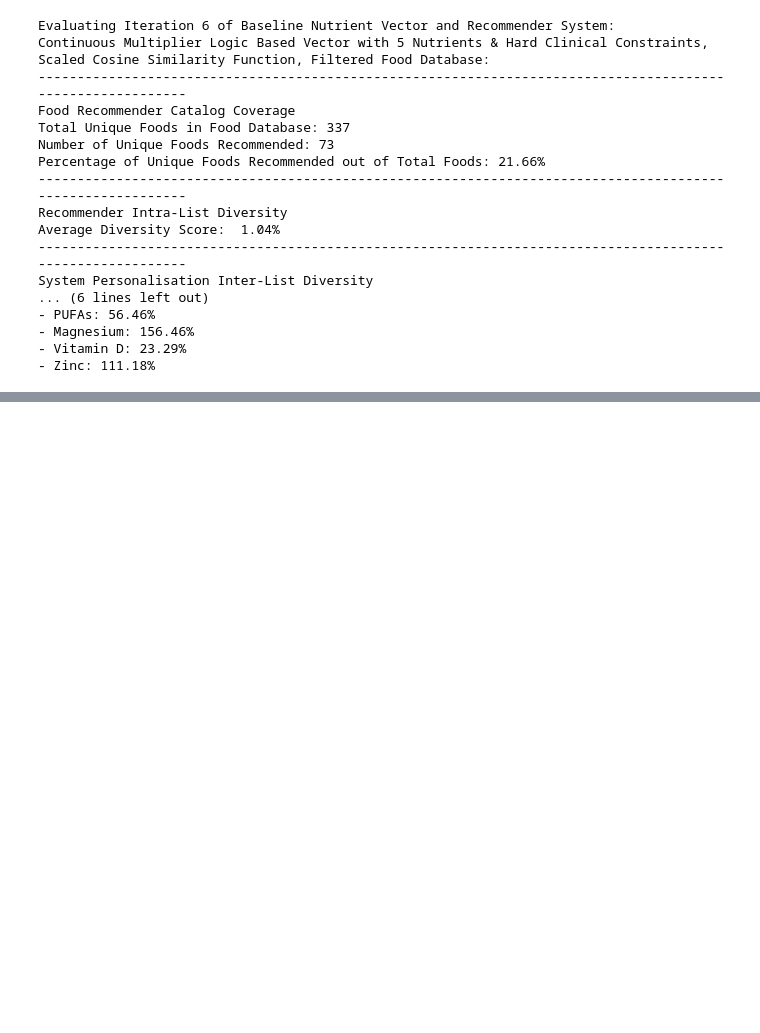
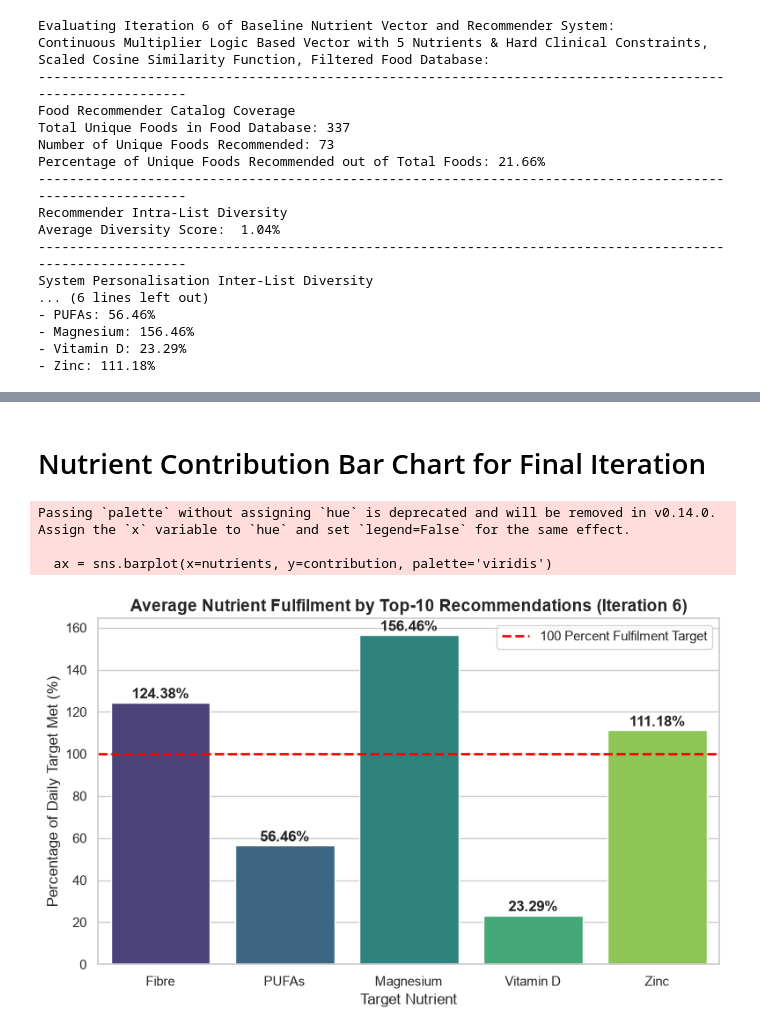
Before and after one commit to lbaxendale/masters_project, a Jupyter notebook: MODELLING_FILE.ipynb, the cells around one changed output, grey strips where cells are left out. Drawn from its saved outputs; the diff is of its cells as text; code cells hidden in the pictures; blank space fills up the shorter version.

```diff
--- a/MODELLING_FILE.ipynb
+++ b/MODELLING_FILE.ipynb
@@ -1082,0 +1111,31 @@ def nutrient_vector_logic(patient_record):
+# %% [markdown]
+# Nutrient Contribution Bar Chart for Final Iteration
+# %%
+#Defining the nutrients and contributions
+nutrients = ['Fibre', 'PUFAs', 'Magnesium', 'Vitamin D', 'Zinc']
+contribution = [124.38, 56.46, 156.46, 23.29, 111.18]
+
+#Configure the size of the plot
+plt.figure(figsize=(8, 5))
+
+#Creating the bar plot
+ax = sns.barplot(x=nutrients, y=contribution, palette='viridis')
+
+#Adding a horizontal line to represent 100% of the target nutrient goal
+plt.axhline(y=100, color='red', linestyle='--', linewidth=2, label='100 Percent Fulfilment Target')
+
+#Adding data labels
+for i, val in enumerate(contribution):
+    ax.text(i, val + 2, f'{val}%', horizontalalignment='center', fontweight='bold')
+
+plt.title('Average Nutrient Fulfilment by Top-10 Recommendations (Iteration 6)', fontsize=14, fontweight='bold')
+plt.ylabel('Percentage of Daily Target Met (%)', fontsize=12)
+plt.xlabel('Target Nutrient', fontsize=12)
+plt.legend()
+plt.tight_layout()
+plt.show()
+# %% [output]
+Passing `palette` without assigning `hue` is deprecated and will be removed in v0.14.0. Assign the `x` variable to `hue` and set `legend=False` for the same effect.
+
+  ax = sns.barplot(x=nutrients, y=contribution, palette='viridis')
+[figure, added]
```
Also changed, not shown: parts of 3 cells of this notebook, 2 other files.
